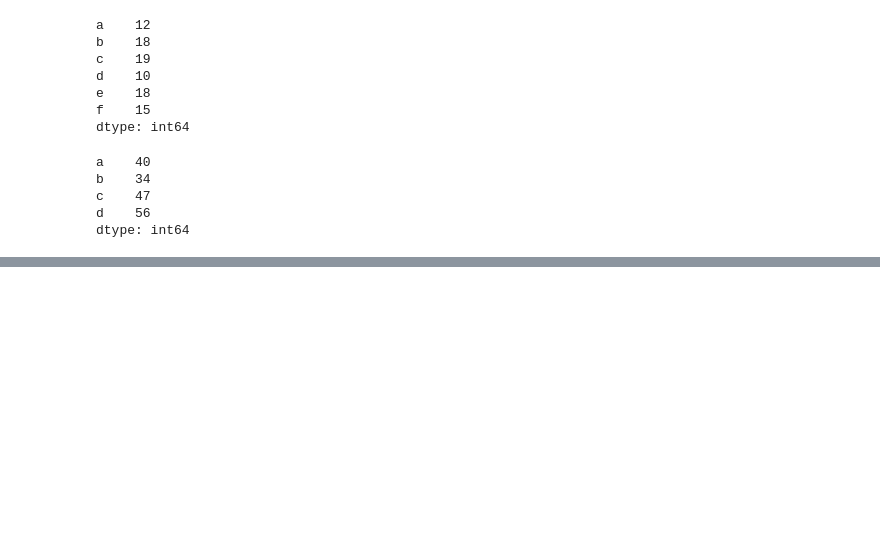
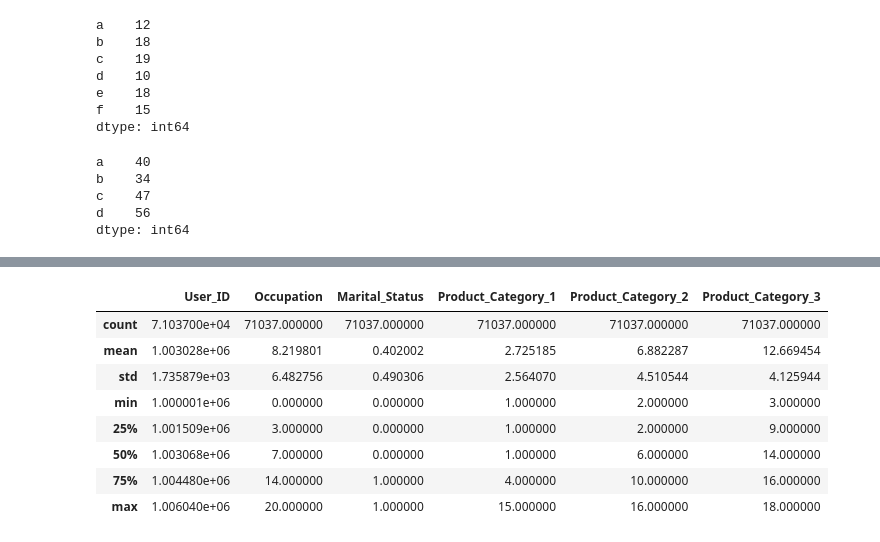
Before and after one commit to luch91/DATA-ANALYTICS-PYTHON, a Jupyter notebook: Pandas/cleaning.ipynb, the cells around one changed output, grey strips where cells are left out. Drawn from its saved outputs; the diff is of its cells as text; code cells hidden in the pictures; blank space fills up the shorter version.

```diff
--- a/Pandas/cleaning.ipynb
+++ b/Pandas/cleaning.ipynb
@@ -75,0 +127,14 @@ dtype: int64
+# %%
+df = pd.read_csv("Black_friday_sales1.csv", header = 0)
+df_new = df.dropna()
+df_new.describe()
+# %% [output]
+|  | User_ID | Occupation | Marital_Status | Product_Category_1 | Product_Category_2 | Product_Category_3 |
+| count | 7.103700e+04 | 71037.000000 | 71037.000000 | 71037.000000 | 71037.000000 | 71037.000000 |
+| mean | 1.003028e+06 | 8.219801 | 0.402002 | 2.725185 | 6.882287 | 12.669454 |
+| std | 1.735879e+03 | 6.482756 | 0.490306 | 2.564070 | 4.510544 | 4.125944 |
+| min | 1.000001e+06 | 0.000000 | 0.000000 | 1.000000 | 2.000000 | 3.000000 |
+| 25% | 1.001509e+06 | 3.000000 | 0.000000 | 1.000000 | 2.000000 | 9.000000 |
+| 50% | 1.003068e+06 | 7.000000 | 0.000000 | 1.000000 | 6.000000 | 14.000000 |
+| 75% | 1.004480e+06 | 14.000000 | 1.000000 | 4.000000 | 10.000000 | 16.000000 |
+| max | 1.006040e+06 | 20.000000 | 1.000000 | 15.000000 | 16.000000 | 18.000000 |
```
Also changed, not shown: parts of 17 cells of this notebook.
